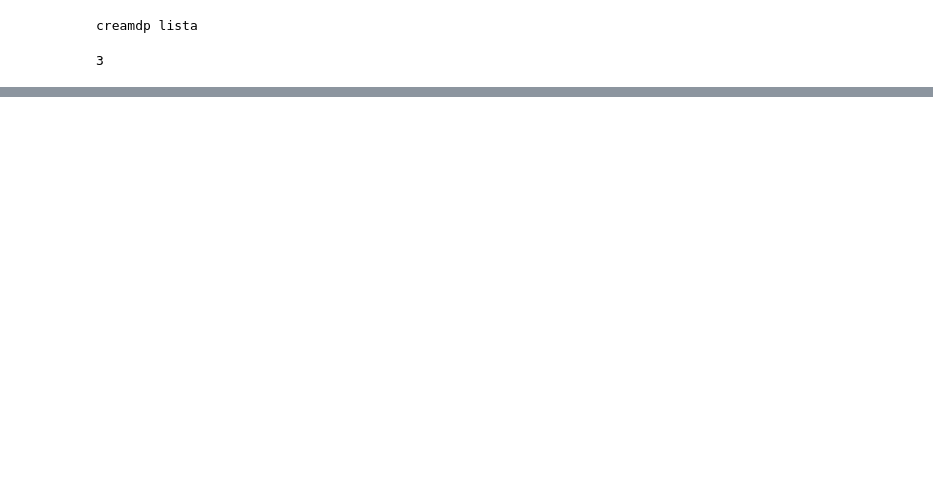
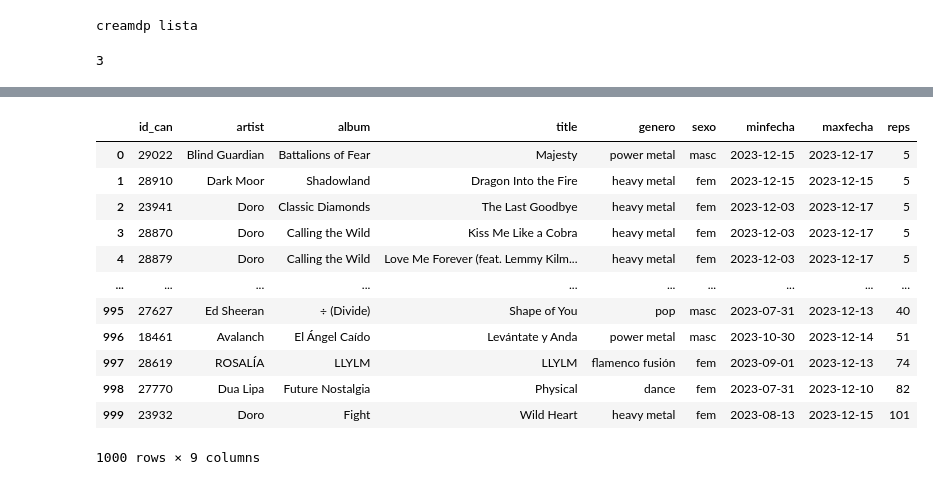
Before and after one commit to emarfer/musicable, a Jupyter notebook: notebooks/07_b_crear_lista_rep.ipynb, the cells around one changed output, grey strips where cells are left out. Drawn from its saved outputs; the diff is of its cells as text; code cells hidden in the pictures; blank space fills up the shorter version.

```diff
--- a/notebooks/07_b_crear_lista_rep.ipynb
+++ b/notebooks/07_b_crear_lista_rep.ipynb
@@ -118,0 +146,16 @@ for i, r in extraction.iterrows():
+# %%
+lista_df
+# %% [output]
+|  | id_can | artist | album | title | genero | sexo | minfecha | maxfecha | reps |
+| 0 | 29022 | Blind Guardian | Battalions of Fear | Majesty | power metal | masc | 2023-12-15 | 2023-12-17 | 5 |
+| 1 | 28910 | Dark Moor | Shadowland | Dragon Into the Fire | heavy metal | fem | 2023-12-15 | 2023-12-15 | 5 |
+| 2 | 23941 | Doro | Classic Diamonds | The Last Goodbye | heavy metal | fem | 2023-12-03 | 2023-12-17 | 5 |
+| 3 | 28870 | Doro | Calling the Wild | Kiss Me Like a Cobra | heavy metal | fem | 2023-12-03 | 2023-12-17 | 5 |
+| 4 | 28879 | Doro | Calling the Wild | Love Me Forever (feat. Lemmy Kilm... | heavy metal | fem | 2023-12-03 | 2023-12-17 | 5 |
+| ... | ... | ... | ... | ... | ... | ... | ... | ... | ... |
+| 995 | 27627 | Ed Sheeran | ÷ (Divide) | Shape of You | pop | masc | 2023-07-31 | 2023-12-13 | 40 |
+| 996 | 18461 | Avalanch | El Ángel Caído | Levántate y Anda | power metal | masc | 2023-10-30 | 2023-12-14 | 51 |
+| 997 | 28619 | ROSALÍA | LLYLM | LLYLM | flamenco fusión | fem | 2023-09-01 | 2023-12-13 | 74 |
+| 998 | 27770 | Dua Lipa | Future Nostalgia | Physical | dance | fem | 2023-07-31 | 2023-12-10 | 82 |
+| 999 | 23932 | Doro | Fight | Wild Heart | heavy metal | fem | 2023-08-13 | 2023-12-15 | 101 |
+1000 rows × 9 columns
```
Also changed, not shown: parts of 10 cells of this notebook, 10 other files.
